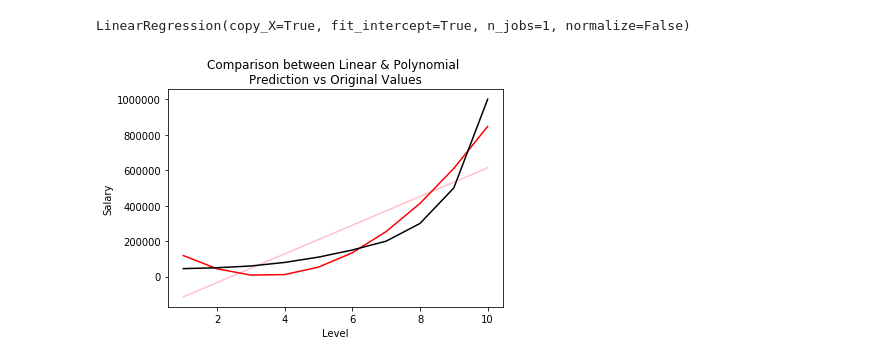
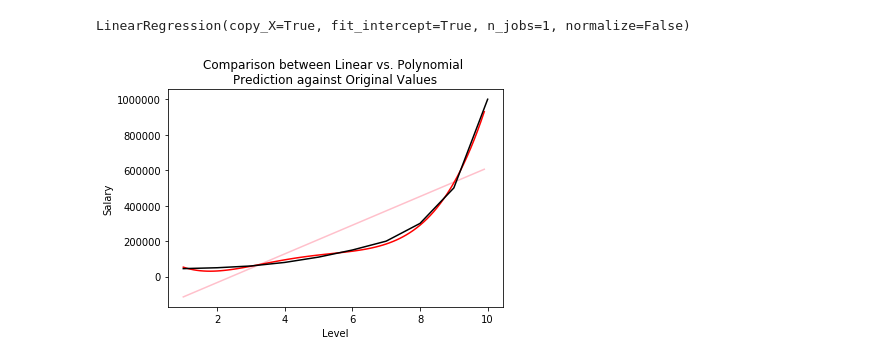
Before and after one commit to DataSapient/ML-Practice, a Jupyter notebook: Regression/Regression.ipynb, the cells around one changed output. Cells and saved outputs as stored; diff of their text form; code cells hidden in the pictures.

Commit message:
Conclusion of Polynomial Linear Regression.

```diff
--- a/Regression/Regression.ipynb
+++ b/Regression/Regression.ipynb
@@ -157,7 +157,7 @@ from sklearn.linear_model import LinearRegression
 from sklearn.preprocessing import PolynomialFeatures
 # %%
 reg_lin = LinearRegression()
-reg_poly = PolynomialFeatures()
+reg_poly = PolynomialFeatures(4) # Changed degree to 4 for higher accuracy.
 # %%
 reg_lin.fit(X, y)
 # %% [output]
@@ -170,12 +170,14 @@ reg_2.fit(X_poly, y)
 # %% [output]
 LinearRegression(copy_X=True, fit_intercept=True, n_jobs=1, normalize=False)
 # %%
-plt.plot(X, reg_lin.predict(X), color="pink")
-plt.plot(X, reg_2.predict(X_poly), color="red")
+X_grid = np.arange(min(X), max(X), 0.1)
+X_grid = X_grid.reshape((len(X_grid), 1))
+plt.plot(X_grid, reg_lin.predict(X_grid), color="pink")
+plt.plot(X_grid, reg_2.predict(reg_poly.fit_transform(X_grid)), color="red")
 plt.plot(X, y, color="black")
 plt.xlabel("Level")
 plt.ylabel("Salary")
-plt.title("Comparison between Linear & Polynomial \nPrediction vs Original Values")
+plt.title("Comparison between Linear vs. Polynomial \nPrediction against Original Values")
 plt.show()
 # %% [output]
-[figure, old version]
+[figure, new version]
```
